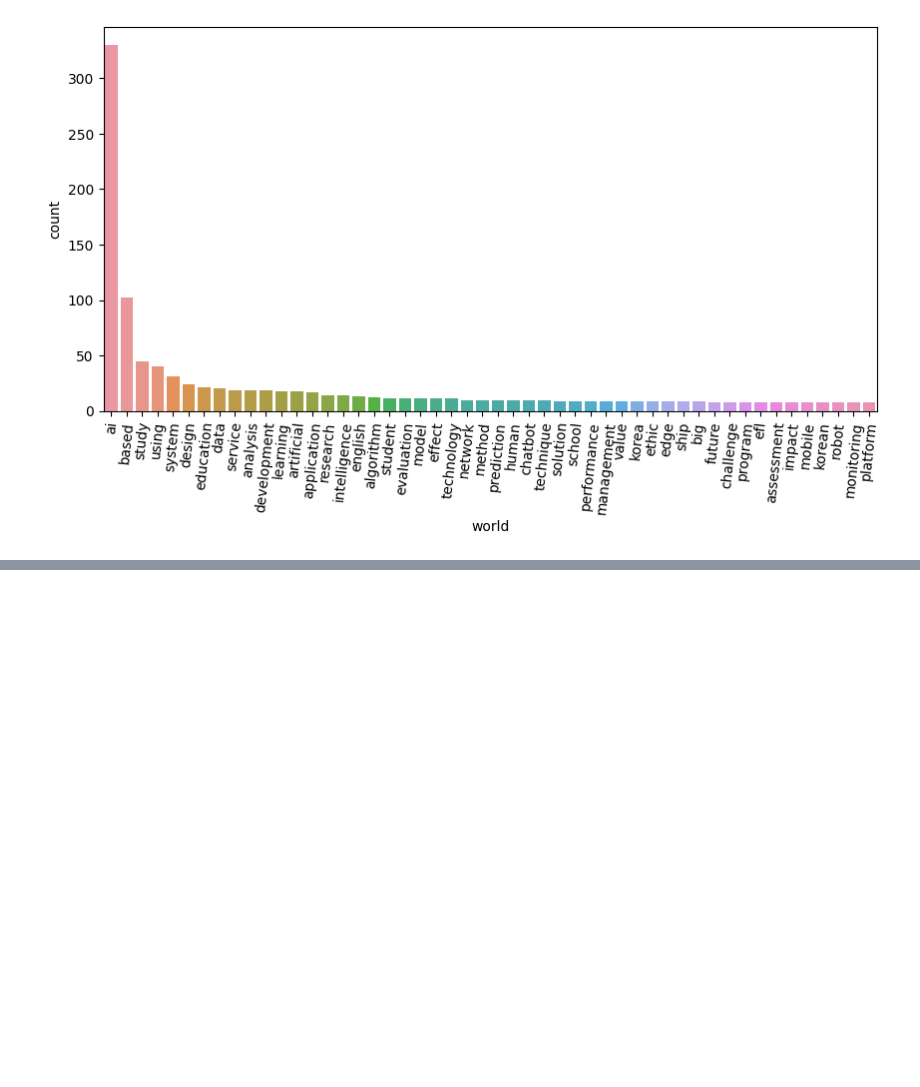
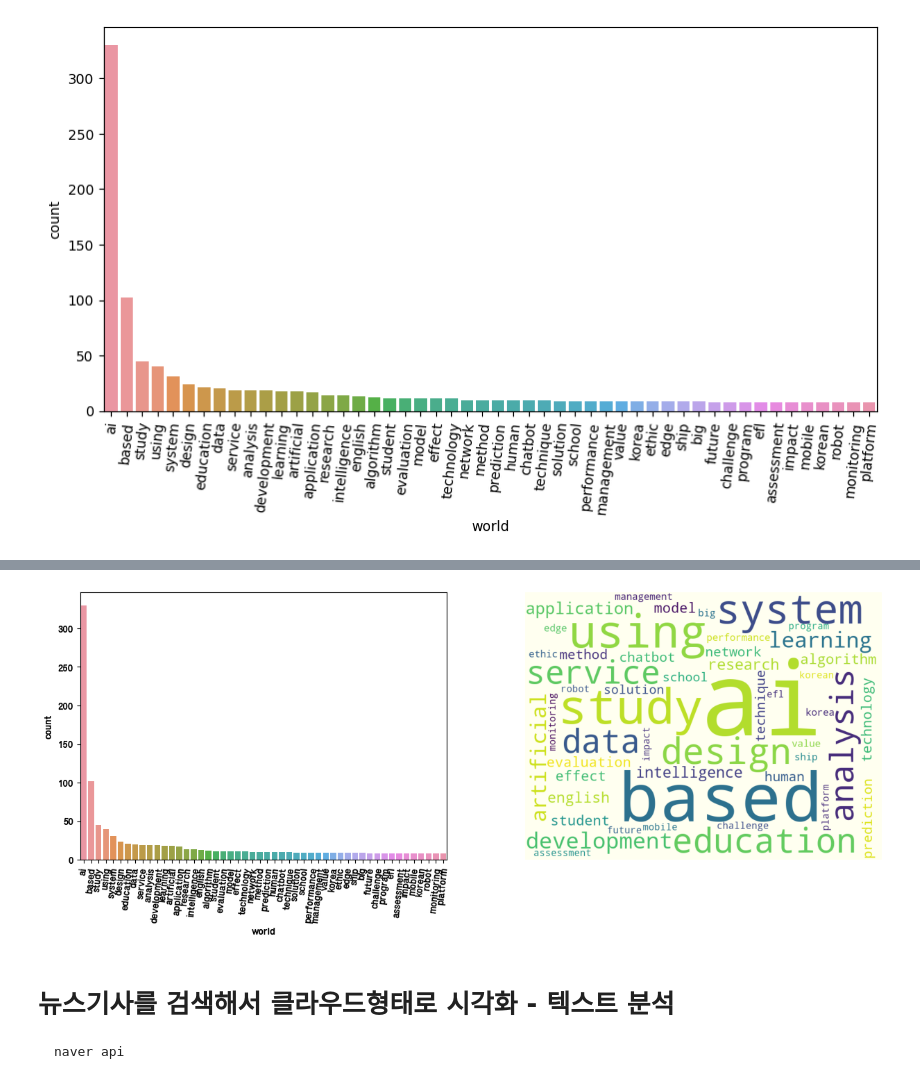
Before and after one commit to leekyuyoung20221226/python, a Jupyter notebook: 머신러닝2_7일차.ipynb, the cells around one changed output, grey strips where cells are left out. Cells and saved outputs as stored; diff of their text form; code cells hidden in the pictures; blank space fills up the shorter version.

```diff
--- a/머신러닝2_7일차.ipynb
+++ b/머신러닝2_7일차.ipynb
@@ -148,0 +209,17 @@ barplot(data=None, *, x=None, y=None, hue=None, order=None, hue_order=None, esti
+# %%
+plt.figure(figsize=(15,5))
+plt.subplot(1,2,1)
+
+sns.barplot(data=df, x='world', y='count')
+plt.xticks(rotation=84)
+
+plt.subplot(1,2,2)
+plt.imshow(cloud)
+plt.axis('off')
+
+plt.show()
+# %% [output]
+[figure, added]
+# %% [markdown]
+# 뉴스기사를 검색해서 클라우드형태로 시각화 - 텍스트 분석
+    naver api
```
Also changed, not shown: parts of 37 cells of this notebook.
